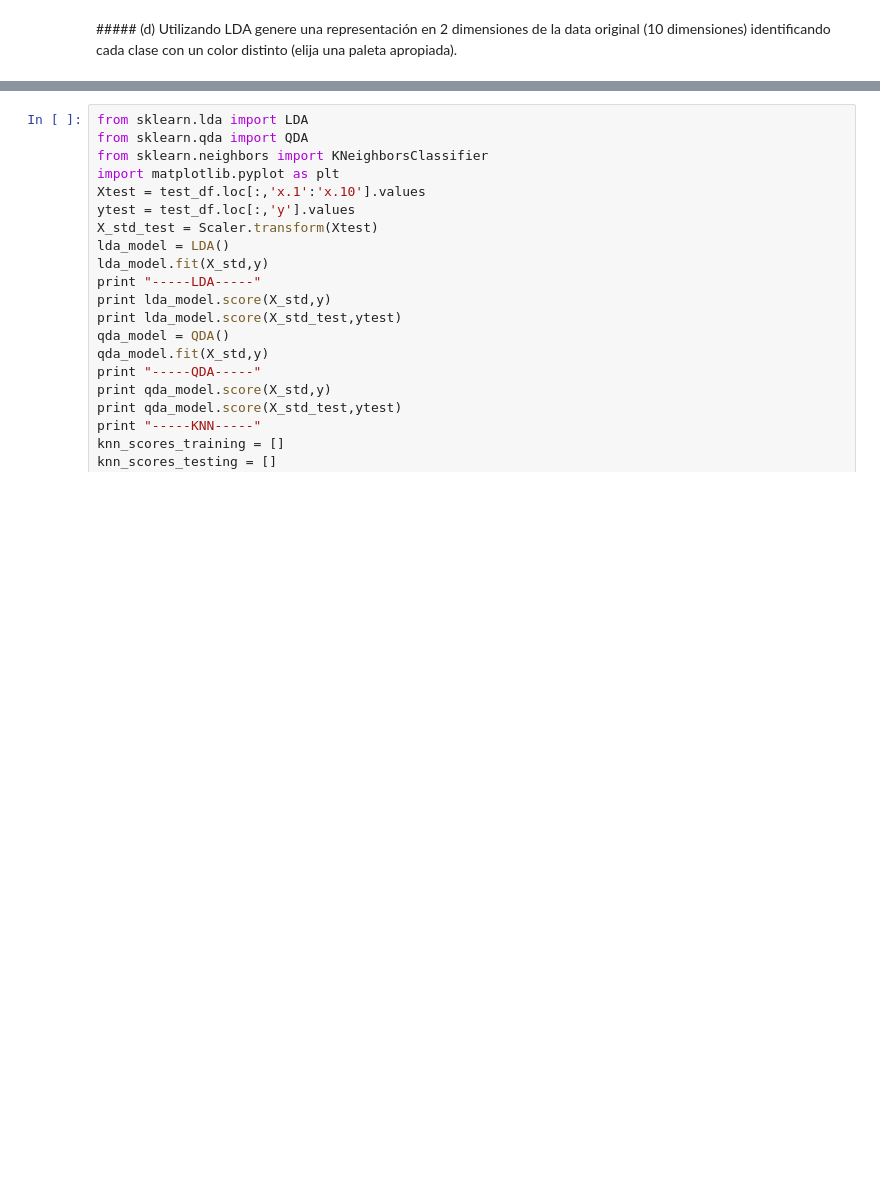
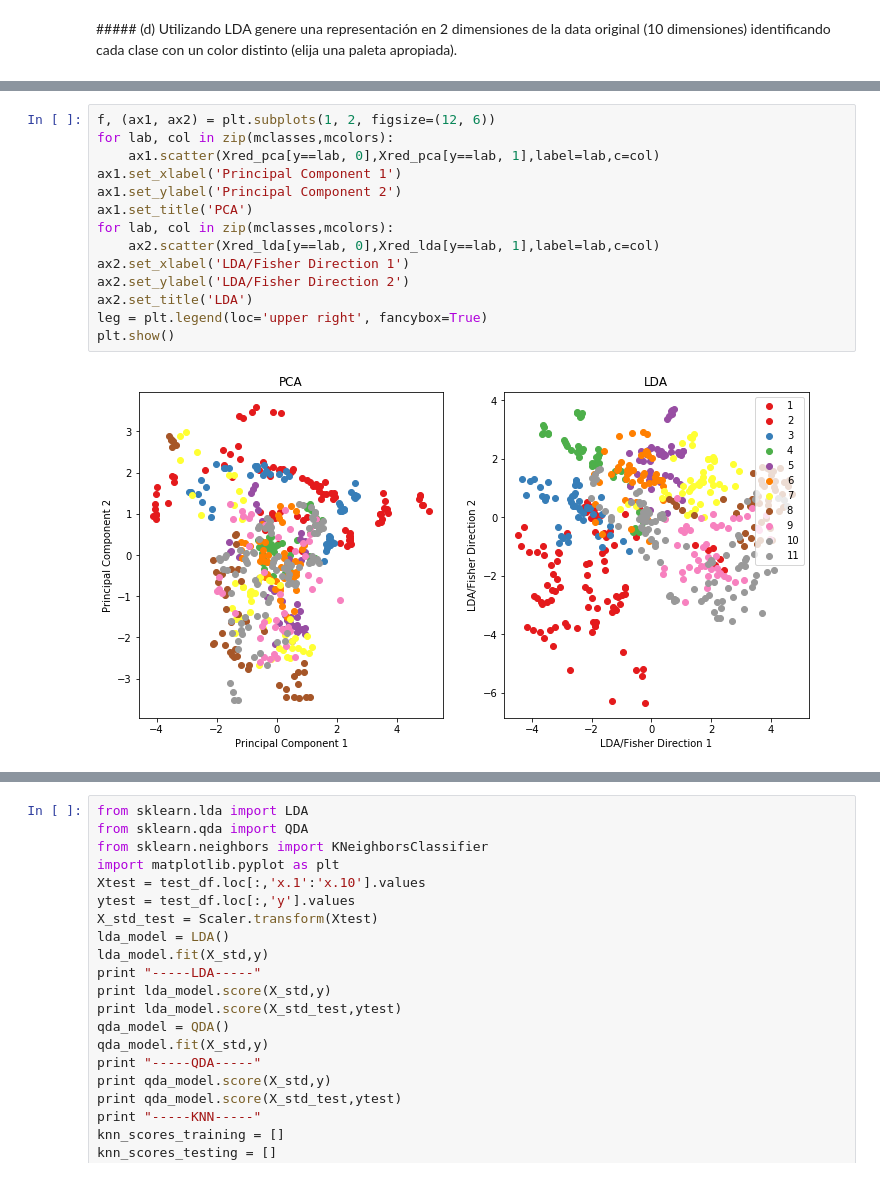
Before and after one commit to cvalenzu/ML-2017, a Jupyter notebook: hw2/Tarea 2.ipynb, the cells around one changed output, grey strips where cells are left out. Saved outputs shown, nothing was run; the diff lists cells and outputs as text; blank space fills up the shorter version.

```diff
--- a/hw2/Tarea 2.ipynb
+++ b/hw2/Tarea 2.ipynb
@@ -113,0 +142,16 @@ plt.show()
+# %%
+f, (ax1, ax2) = plt.subplots(1, 2, figsize=(12, 6))
+for lab, col in zip(mclasses,mcolors):
+    ax1.scatter(Xred_pca[y==lab, 0],Xred_pca[y==lab, 1],label=lab,c=col)
+ax1.set_xlabel('Principal Component 1')
+ax1.set_ylabel('Principal Component 2')
+ax1.set_title('PCA')
+for lab, col in zip(mclasses,mcolors):
+    ax2.scatter(Xred_lda[y==lab, 0],Xred_lda[y==lab, 1],label=lab,c=col)
+ax2.set_xlabel('LDA/Fisher Direction 1')
+ax2.set_ylabel('LDA/Fisher Direction 2')
+ax2.set_title('LDA')
+leg = plt.legend(loc='upper right', fancybox=True)
+plt.show()
+# %% [output]
+[figure, added]
```
Also changed, not shown: parts of 13 cells of this notebook.
